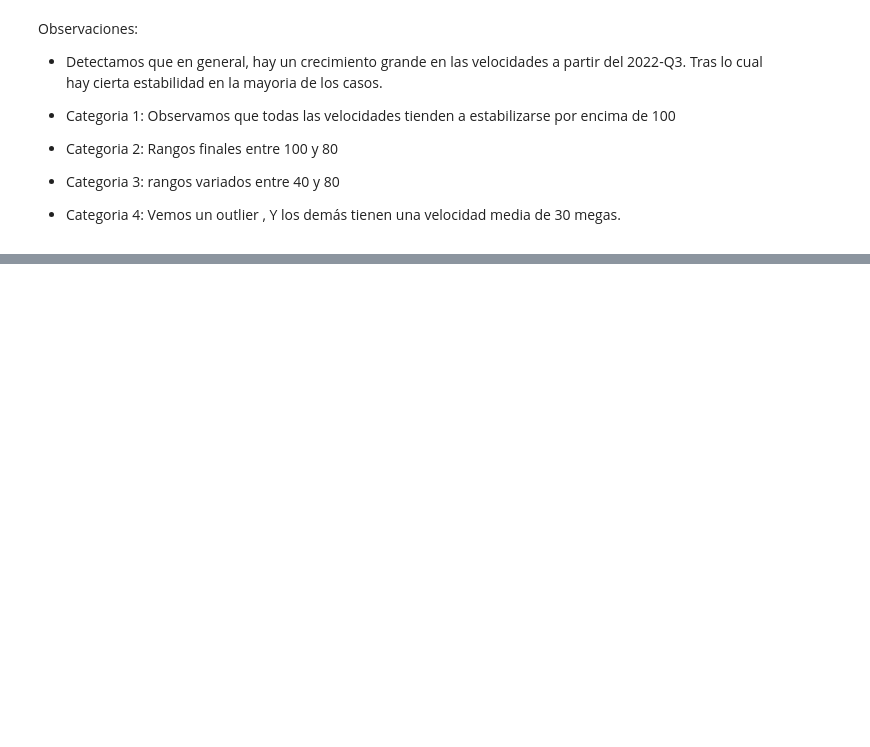
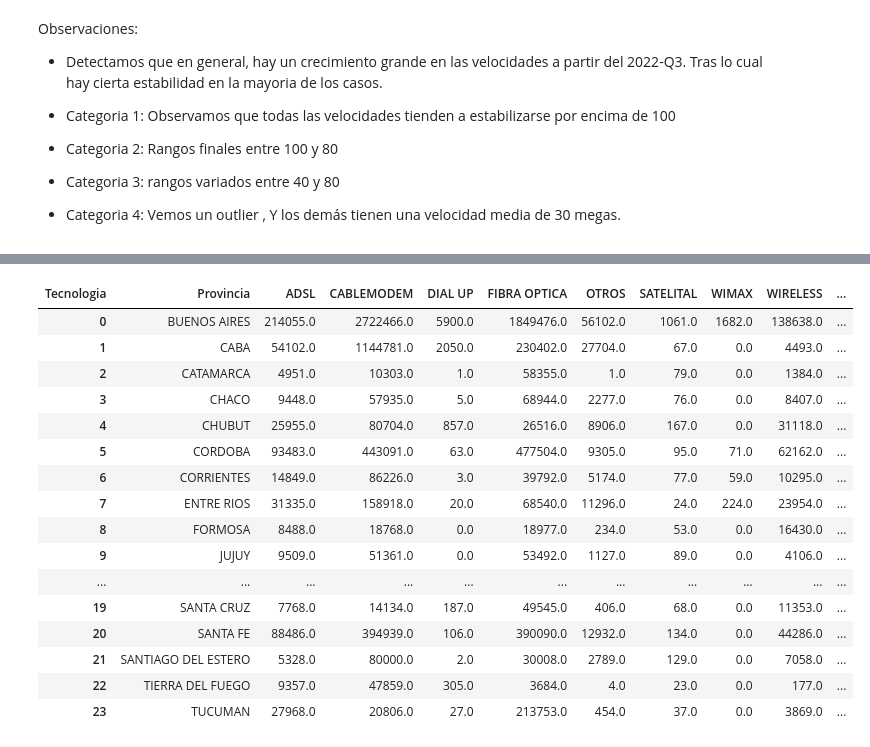
Before and after one commit to SDCaFlo/HenryDataAnalytics, a Jupyter notebook: EDA.ipynb, the cells around one changed output, grey strips where cells are left out. Saved outputs shown, nothing was run; the diff lists cells and outputs as text; code cells hidden in the pictures; blank space fills up the shorter version.

```diff
--- a/EDA.ipynb
+++ b/EDA.ipynb
@@ -711,0 +926,3 @@ Observaciones:
+# %%
+# Cargamos datos
+tecnologias_df = file["Accesos_tecnologia_localidad"]
@@ -711,0 +957,3 @@ Observaciones:
+# %%
+# Reemplazamos por 0
+tecnologias_df["Accesos"] = tecnologias_df["Accesos"].fillna(0)
@@ -711,0 +975,4 @@ Observaciones:
+# %%
+#normalizamos.
+tecnologias_df["Tecnologia"] = tecnologias_df["Tecnologia"].str.upper()
+tecnologias_df["Tecnologia"].unique()
@@ -711,0 +996,4 @@ Observaciones:
+# %%
+# Vamos a hacer una agregación de de tecnologías por Provincia
+tecnologias_sum_df = tecnologias_df.groupby(by=["Provincia", "Tecnologia"]).agg(Accesos=("Accesos", "sum")).reset_index()
+tecnologias_sum_df
@@ -711,0 +1014,25 @@ Observaciones:
+# %%
+# Hacemos un reshape
+accesos_tecnologia_provincia = tecnologias_sum_df.pivot(index="Provincia", columns="Tecnologia", values="Accesos").reset_index().fillna(0)
+# Agregamos la columna totales:
+accesos_tecnologia_provincia["Total"] = accesos_tecnologia_provincia.iloc[:, 1:].sum(axis=1)
+# Mostramos el dataset
+accesos_tecnologia_provincia
+# %% [output]
+| Tecnologia | Provincia | ADSL | CABLEMODEM | DIAL UP | FIBRA OPTICA | OTROS | SATELITAL | WIMAX | WIRELESS | ... |
+| 0 | BUENOS AIRES | 214055.0 | 2722466.0 | 5900.0 | 1849476.0 | 56102.0 | 1061.0 | 1682.0 | 138638.0 | ... |
+| 1 | CABA | 54102.0 | 1144781.0 | 2050.0 | 230402.0 | 27704.0 | 67.0 | 0.0 | 4493.0 | ... |
+| 2 | CATAMARCA | 4951.0 | 10303.0 | 1.0 | 58355.0 | 1.0 | 79.0 | 0.0 | 1384.0 | ... |
+| 3 | CHACO | 9448.0 | 57935.0 | 5.0 | 68944.0 | 2277.0 | 76.0 | 0.0 | 8407.0 | ... |
+| 4 | CHUBUT | 25955.0 | 80704.0 | 857.0 | 26516.0 | 8906.0 | 167.0 | 0.0 | 31118.0 | ... |
+| 5 | CORDOBA | 93483.0 | 443091.0 | 63.0 | 477504.0 | 9305.0 | 95.0 | 71.0 | 62162.0 | ... |
+| 6 | CORRIENTES | 14849.0 | 86226.0 | 3.0 | 39792.0 | 5174.0 | 77.0 | 59.0 | 10295.0 | ... |
+| 7 | ENTRE RIOS | 31335.0 | 158918.0 | 20.0 | 68540.0 | 11296.0 | 24.0 | 224.0 | 23954.0 | ... |
+| 8 | FORMOSA | 8488.0 | 18768.0 | 0.0 | 18977.0 | 234.0 | 53.0 | 0.0 | 16430.0 | ... |
+| 9 | JUJUY | 9509.0 | 51361.0 | 0.0 | 53492.0 | 1127.0 | 89.0 | 0.0 | 4106.0 | ... |
+| ... | ... | ... | ... | ... | ... | ... | ... | ... | ... | ... |
+| 19 | SANTA CRUZ | 7768.0 | 14134.0 | 187.0 | 49545.0 | 406.0 | 68.0 | 0.0 | 11353.0 | ... |
+| 20 | SANTA FE | 88486.0 | 394939.0 | 106.0 | 390090.0 | 12932.0 | 134.0 | 0.0 | 44286.0 | ... |
+| 21 | SANTIAGO DEL ESTERO | 5328.0 | 80000.0 | 2.0 | 30008.0 | 2789.0 | 129.0 | 0.0 | 7058.0 | ... |
+| 22 | TIERRA DEL FUEGO | 9357.0 | 47859.0 | 305.0 | 3684.0 | 4.0 | 23.0 | 0.0 | 177.0 | ... |
+| 23 | TUCUMAN | 27968.0 | 20806.0 | 27.0 | 213753.0 | 454.0 | 37.0 | 0.0 | 3869.0 | ... |
```
Also changed, not shown: parts of 36 cells of this notebook.
